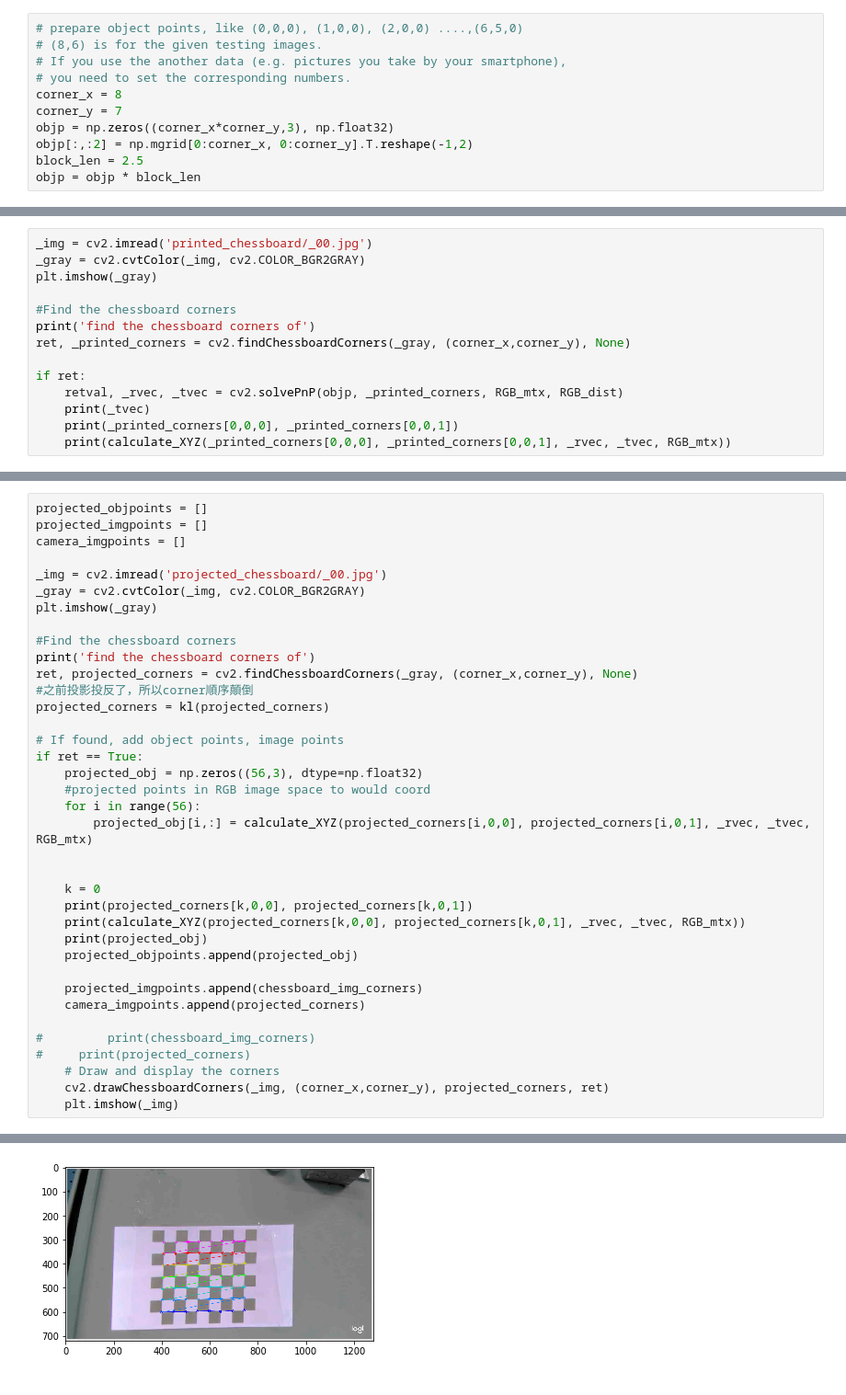
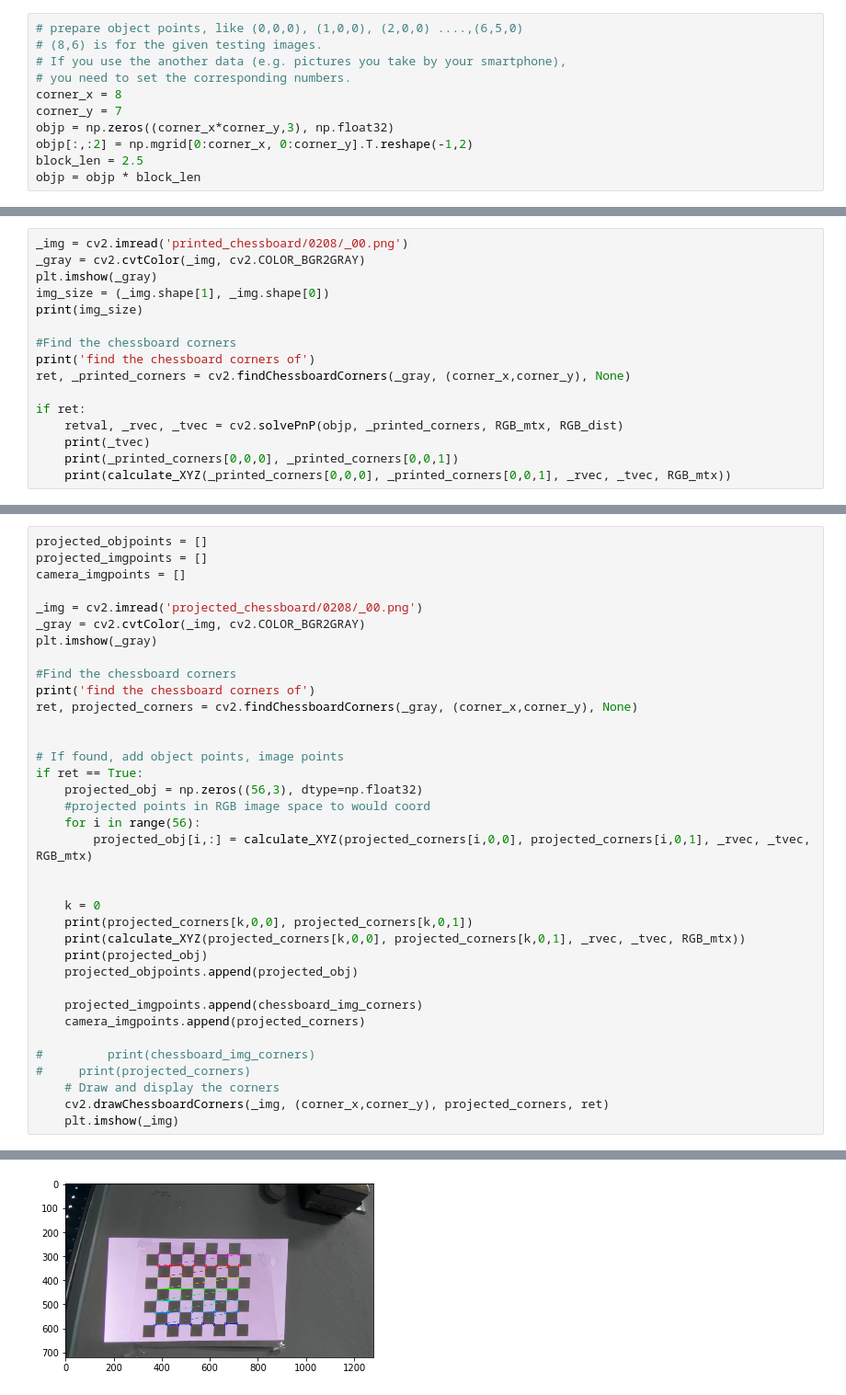
Before and after one commit to jj528s35/HMD_Light_2020, a Jupyter notebook: python/cailbration/RGB_projector/Projector_camera_calibration_single_image.ipynb, the cells around one changed output, grey strips where cells are left out. Shown at 92% size. Drawn from its saved outputs; the diff is of its cells as text.

```diff
--- a/python/cailbration/RGB_projector/Projector_camera_calibration_single_image.ipynb
+++ b/python/cailbration/RGB_projector/Projector_camera_calibration_single_image.ipynb
@@ -104,7 +114,9 @@ projector_dist =  np.mat([[ -0.64789326,   5.69455107,   0.02388628,  -0.0088240
 # %%
-_img = cv2.imread('printed_chessboard/_00.jpg')
+_img = cv2.imread('printed_chessboard/0208/_00.png')
 _gray = cv2.cvtColor(_img, cv2.COLOR_BGR2GRAY)
 plt.imshow(_gray)
+img_size = (_img.shape[1], _img.shape[0])
+print(img_size)
 
 #Find the chessboard corners
 print('find the chessboard corners of')
@@ -128,15 +141,14 @@ projected_objpoints = []
 projected_imgpoints = []
 camera_imgpoints = []
 
-_img = cv2.imread('projected_chessboard/_00.jpg')
+_img = cv2.imread('projected_chessboard/0208/_00.png')
 _gray = cv2.cvtColor(_img, cv2.COLOR_BGR2GRAY)
 plt.imshow(_gray)
 
 #Find the chessboard corners
 print('find the chessboard corners of')
 ret, projected_corners = cv2.findChessboardCorners(_gray, (corner_x,corner_y), None)
-#之前投影投反了，所以corner順序顛倒
-projected_corners = kl(projected_corners)
+
 
 # If found, add object points, image points
 if ret == True:
@@ -181,4 +193,4 @@ find the chessboard corners of
-[figure, old version]
+[figure, new version]
 # %%
 print('=== Result ===')
 ret, projected_int, projected_cam_dist, RGB_cam_int, RGB_cam_dist, depth_rgb_rmat, depth_rgb_tvec, E, F = cv2.stereoCalibrate(
```
Also changed, not shown: parts of 8 cells of this notebook, 52 other files.
